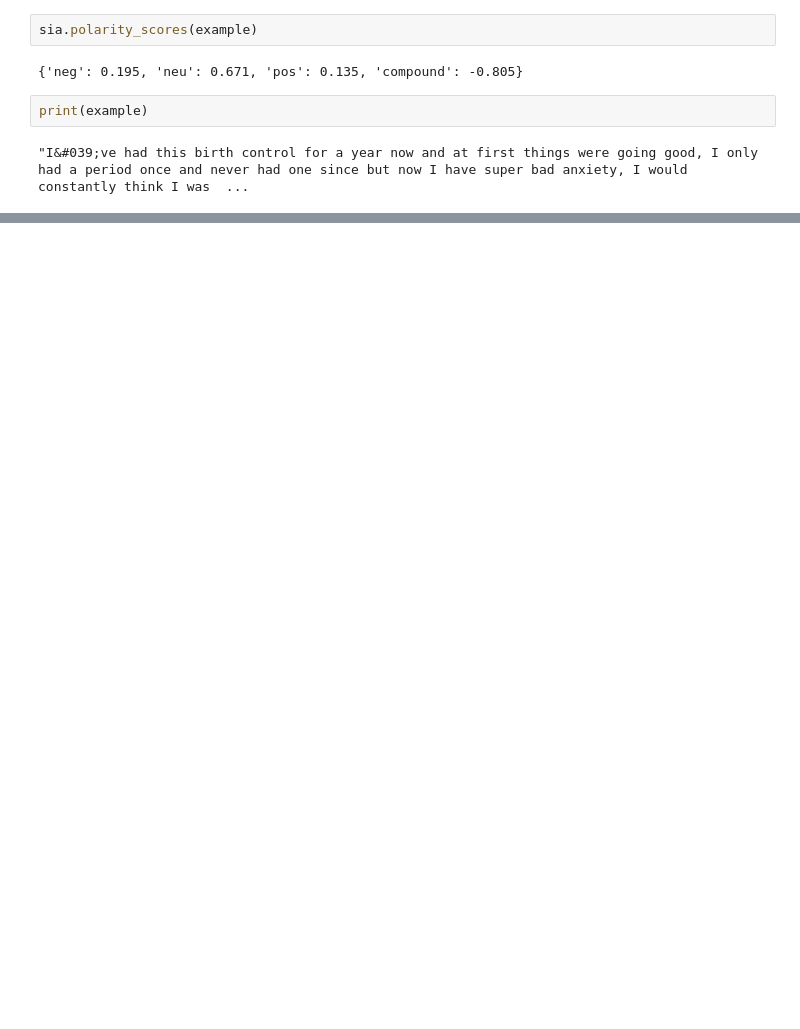
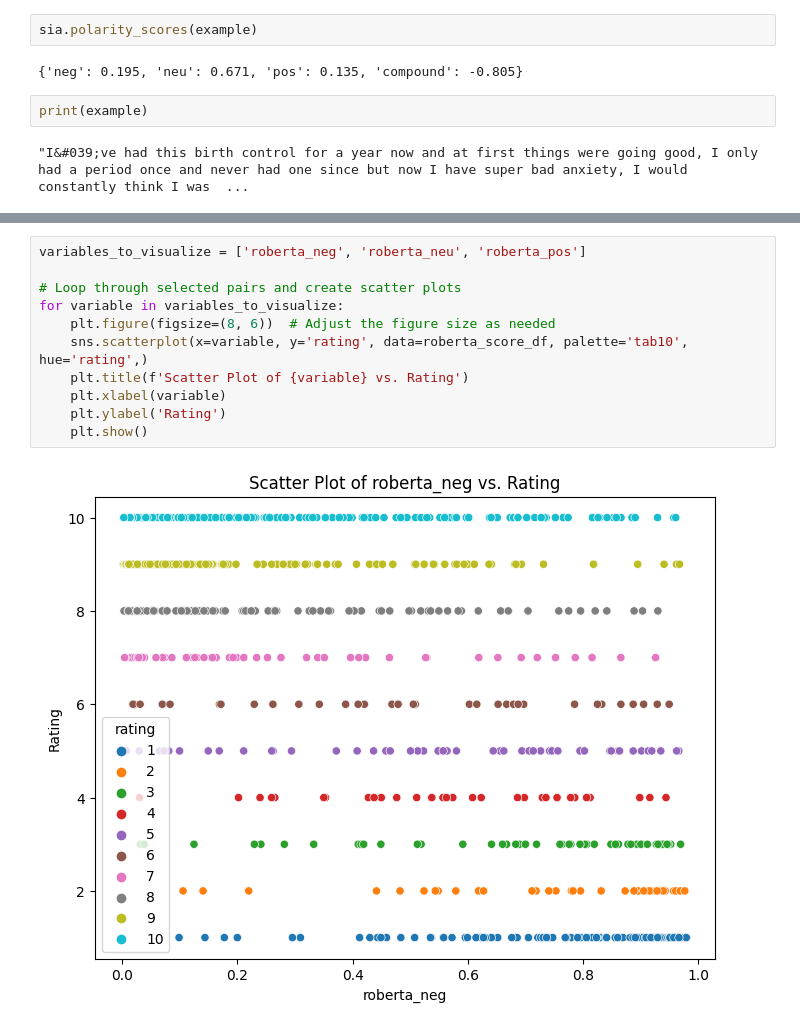
Before and after one commit to Hey-El/TimeSeriesForecasting, a Jupyter notebook: DrugReviewProject.ipynb, the cells around one changed output, grey strips where cells are left out. Drawn from its saved outputs; the diff is of its cells as text; blank space fills up the shorter version.

```diff
--- a/DrugReviewProject.ipynb
+++ b/DrugReviewProject.ipynb
@@ -284,0 +312,13 @@ KeyError: ignored
+# %%
+variables_to_visualize = ['roberta_neg', 'roberta_neu', 'roberta_pos']
+
+# Loop through selected pairs and create scatter plots
+for variable in variables_to_visualize:
+    plt.figure(figsize=(8, 6))  # Adjust the figure size as needed
+    sns.scatterplot(x=variable, y='rating', data=roberta_score_df, palette='tab10', hue='rating',)
+    plt.title(f'Scatter Plot of {variable} vs. Rating')
+    plt.xlabel(variable)
+    plt.ylabel('Rating')
+    plt.show()
+# %% [output]
+[figure, added]
```
Also changed, not shown: parts of 13 cells of this notebook.
